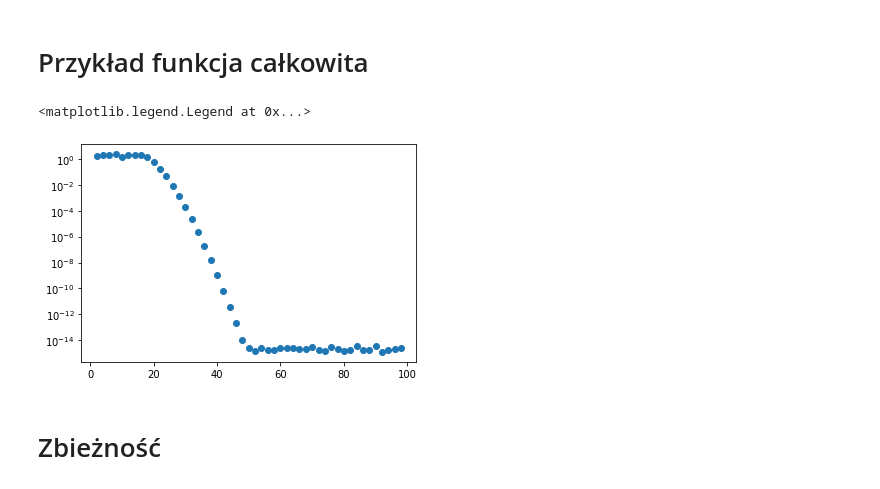
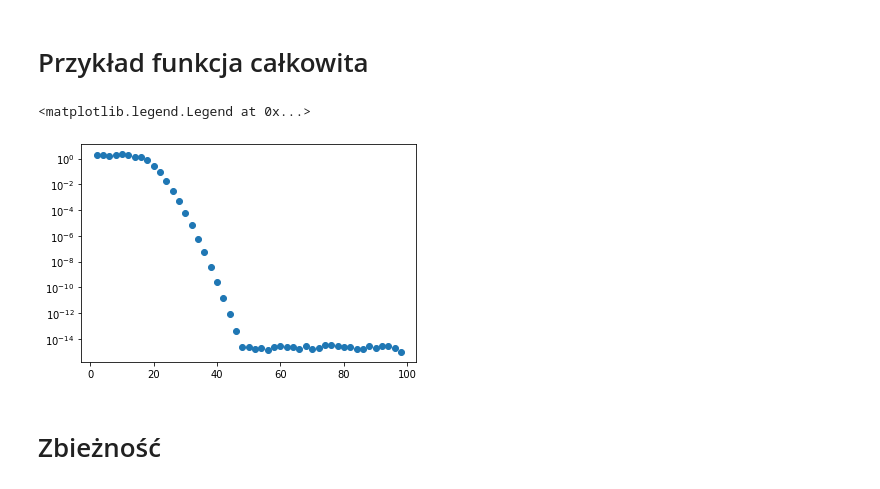
Before and after one commit to wojtekgrzela/public_lectures, a Jupyter notebook: Metody Numeryczne/Lecture 2 (interpolation)/Lecture 2.ipynb, the cells around one changed output. Saved outputs shown, nothing was run; the diff lists cells and outputs as text; code cells hidden in the pictures.

```diff
--- a/Metody Numeryczne/Lecture 2 (interpolation)/Lecture 2.ipynb
+++ b/Metody Numeryczne/Lecture 2 (interpolation)/Lecture 2.ipynb
@@ -403,12 +410,12 @@ $f(x)=|\sin{5 x}|^3$
 # %%
 funkcja = lambda x:np.abs(np.sin(5*x))**3
 
-N=1000
+N=60
 x_i=np.array([np.cos(i*np.pi/N) for i in range(0,N+1)])
 y_i=funkcja(x_i)
 w_i=[np.power(-1,i) for i in range(N+1)]
 w_i[0]=0.5
-w_i[N]=0.5
+w_i[N]=0.5*(-1)**N
 Y=barycentric_interpolate(x_i,y_i,w_i,X)
 # %%
 plt.plot(X,funkcja(X))
@@ -420,12 +427,12 @@ plt.plot(X,Y)
 wynik=[]
 I=[]
 Y_org=funkcja(X)
-for k in range(2,1000,10):
+for k in range(2,1000,5):
     x_i=np.array([np.cos(i*np.pi/k) for i in range(0,k+1)])
     y_i=funkcja(x_i)
     w_i=[np.power(-1,i) for i in range(k+1)]
     w_i[0]=0.5
-    w_i[k]=0.5
+    w_i[k]=0.5*(-1)**k
     Y=barycentric_interpolate(x_i,y_i,w_i,X)
     wynik.append(np.abs(np.max((Y-Y_org))))
     I.append(k)
@@ -521,7 +527,7 @@ for k in range(2,300,10):
     y_i=runge(x_i)
     w_i=[np.power(-1,i) for i in range(k+1)]
     w_i[0]=0.5
-    w_i[k]=0.5
+    w_i[k]=0.5*(-1)**k
     Y=barycentric_interpolate(x_i,y_i,w_i,X)
     wynik.append(np.abs(np.max((Y-Y_org))))
     I.append(k)
@@ -543,27 +549,28 @@ runge_zbieznosc
 [figure]
 # %% [markdown]
 # Przykład funkcja całkowita
+# %%
+Y_org=np.cos(20*X)
 # %%
-Y_org=np.sin(20*X)
 wynik=[]
 I=[]
 for k in range(2,100,2):
     x_i=np.array([np.cos(i*np.pi/k) for i in range(0,k+1)])
-    y_i=np.sin(20*x_i)
+    y_i=np.cos(20*x_i)
     w_i=[np.power(-1,i) for i in range(k+1)]
     w_i[0]=0.5
-    w_i[k]=0.5
+    w_i[k]=0.5*(-1)**k
     Y=barycentric_interpolate(x_i,y_i,w_i,X)
     wynik.append(np.abs(np.max((Y-Y_org))))
     I.append(k)
 
 cosinus_zbieznosc=plt.figure()
 ax2=plt.gca()
 ax2.semilogy(I,wynik,'o',label='blad')
 ax.legend()
 # %% [output]
 <matplotlib.legend.Legend at 0x...>
-[figure, old version]
+[figure, new version]
 # %% [markdown]
 # Zbieżność
 # %%
```
Also changed, not shown: parts of 17 cells of this notebook.
